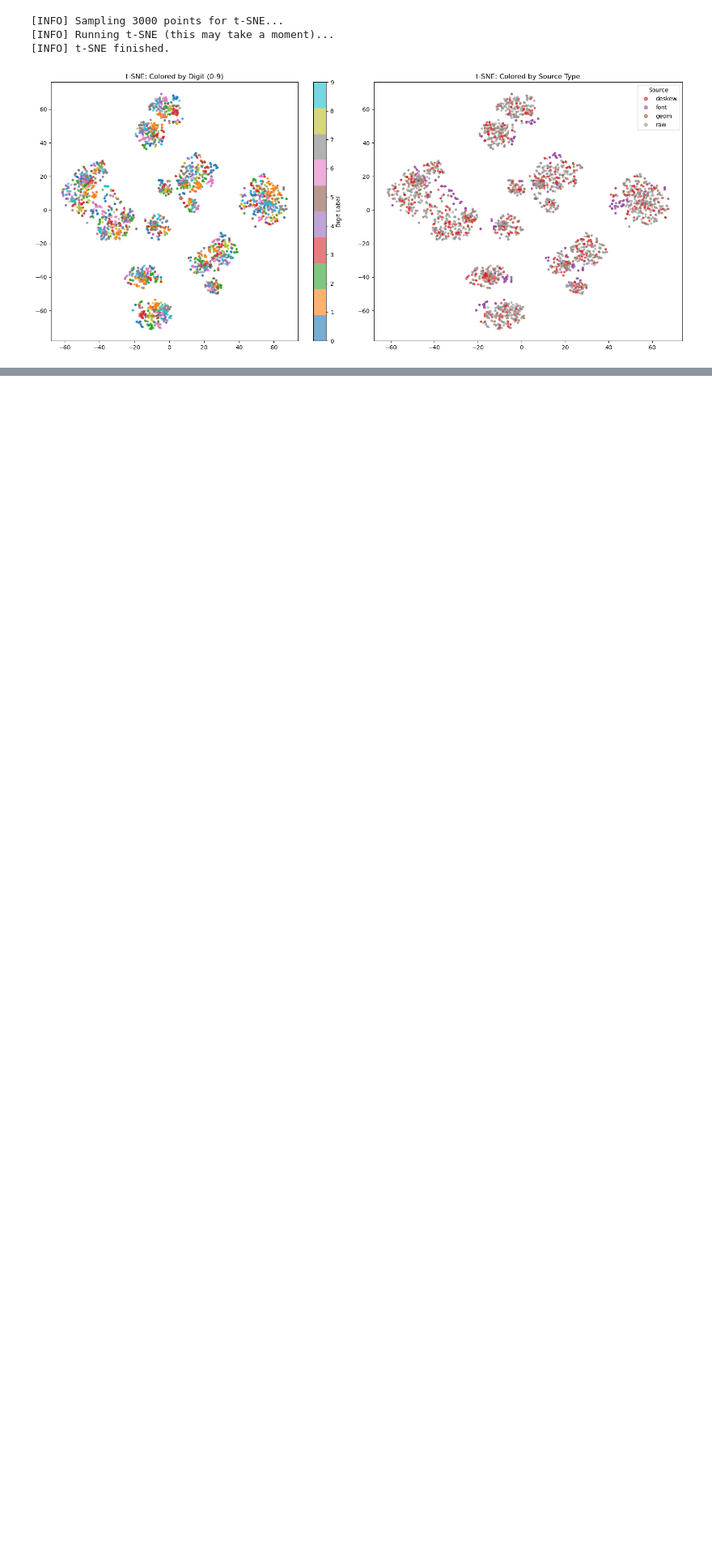
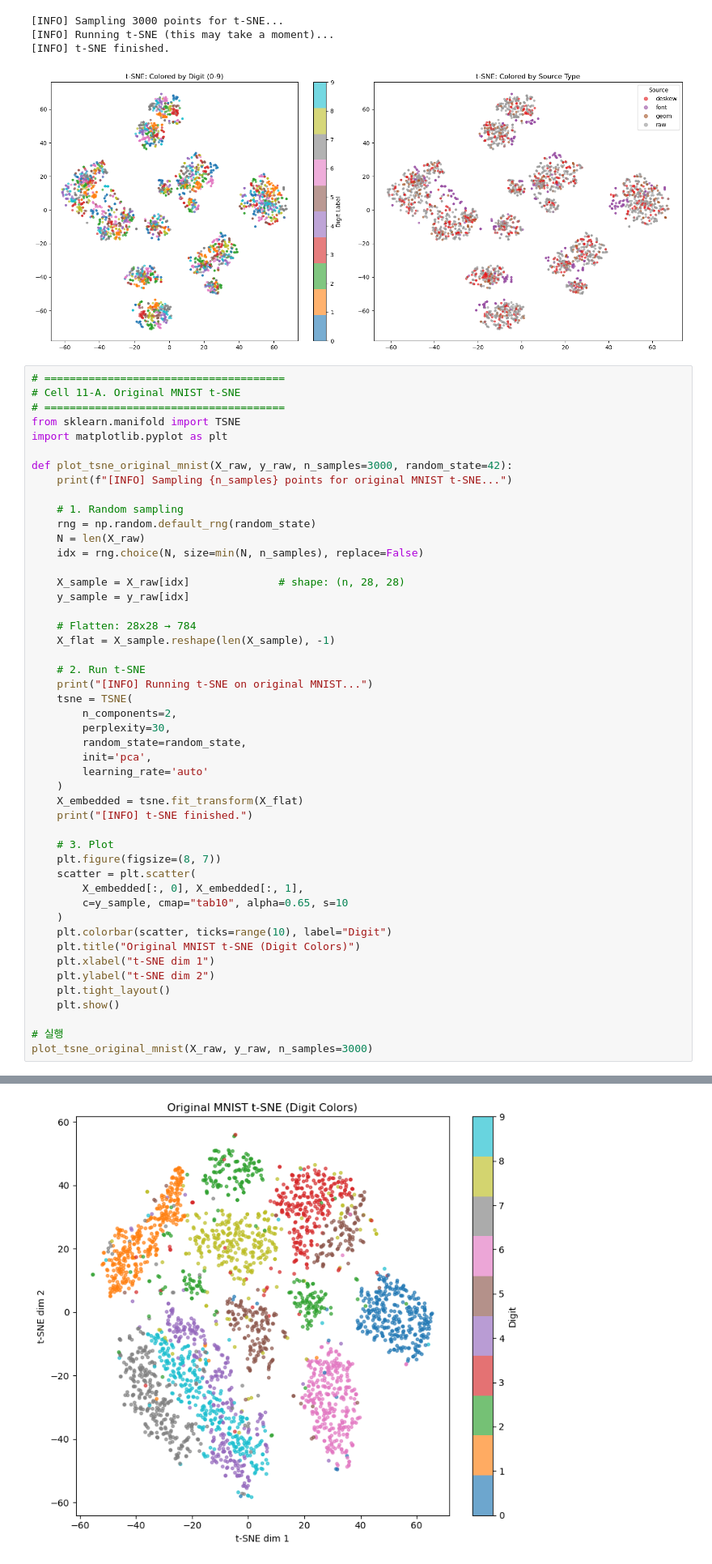
Before and after one commit to ML-SSU-2025/colored-mnist-classification, a Jupyter notebook: notebooks/01_preprocessing_colored_mnist.ipynb, the cells around one changed output, grey strips where cells are left out. Shown at 81% size. Drawn from its saved outputs; the diff is of its cells as text; blank space fills up the shorter version.

Commit message:
원본 tsne

```diff
--- a/notebooks/01_preprocessing_colored_mnist.ipynb
+++ b/notebooks/01_preprocessing_colored_mnist.ipynb
@@ -1092,3 +1092,52 @@ plot_tsne_check(X_train, y_digit_train, source_train, n_samples=3000)
 [INFO] Running t-SNE (this may take a moment)...
 [INFO] t-SNE finished.
 [figure]
+# %%
+# ======================================
+# Cell 11-A. Original MNIST t-SNE
+# ======================================
+from sklearn.manifold import TSNE
+import matplotlib.pyplot as plt
+
+def plot_tsne_original_mnist(X_raw, y_raw, n_samples=3000, random_state=42):
+    print(f"[INFO] Sampling {n_samples} points for original MNIST t-SNE...")
+
+    # 1. Random sampling
+    rng = np.random.default_rng(random_state)
+    N = len(X_raw)
+    idx = rng.choice(N, size=min(N, n_samples), replace=False)
+
+    X_sample = X_raw[idx]              # shape: (n, 28, 28)
+    y_sample = y_raw[idx]
+
+    # Flatten: 28x28 → 784
+    X_flat = X_sample.reshape(len(X_sample), -1)
+
+    # 2. Run t-SNE
+    print("[INFO] Running t-SNE on original MNIST...")
+    tsne = TSNE(
+        n_components=2,
+        perplexity=30,
+        random_state=random_state,
+        init='pca',
+        learning_rate='auto'
+    )
+    X_embedded = tsne.fit_transform(X_flat)
+    print("[INFO] t-SNE finished.")
+
+    # 3. Plot
+    plt.figure(figsize=(8, 7))
+    scatter = plt.scatter(
+        X_embedded[:, 0], X_embedded[:, 1],
+        c=y_sample, cmap="tab10", alpha=0.65, s=10
+    )
+    plt.colorbar(scatter, ticks=range(10), label="Digit")
+    plt.title("Original MNIST t-SNE (Digit Colors)")
+    plt.xlabel("t-SNE dim 1")
+    plt.ylabel("t-SNE dim 2")
+    plt.tight_layout()
+    plt.show()
+
+# 실행
+plot_tsne_original_mnist(X_raw, y_raw, n_samples=3000)
+# %% [output]
@@ -1095,3 +1147,4 @@ plot_tsne_check(X_train, y_digit_train, source_train, n_samples=3000)
+[figure, added]
 # %%
 # ======================================
 # Cell 12. Source-wise centroid & pairwise distance (L2, train only)
```
Also changed, not shown: parts of 2 cells of this notebook.
